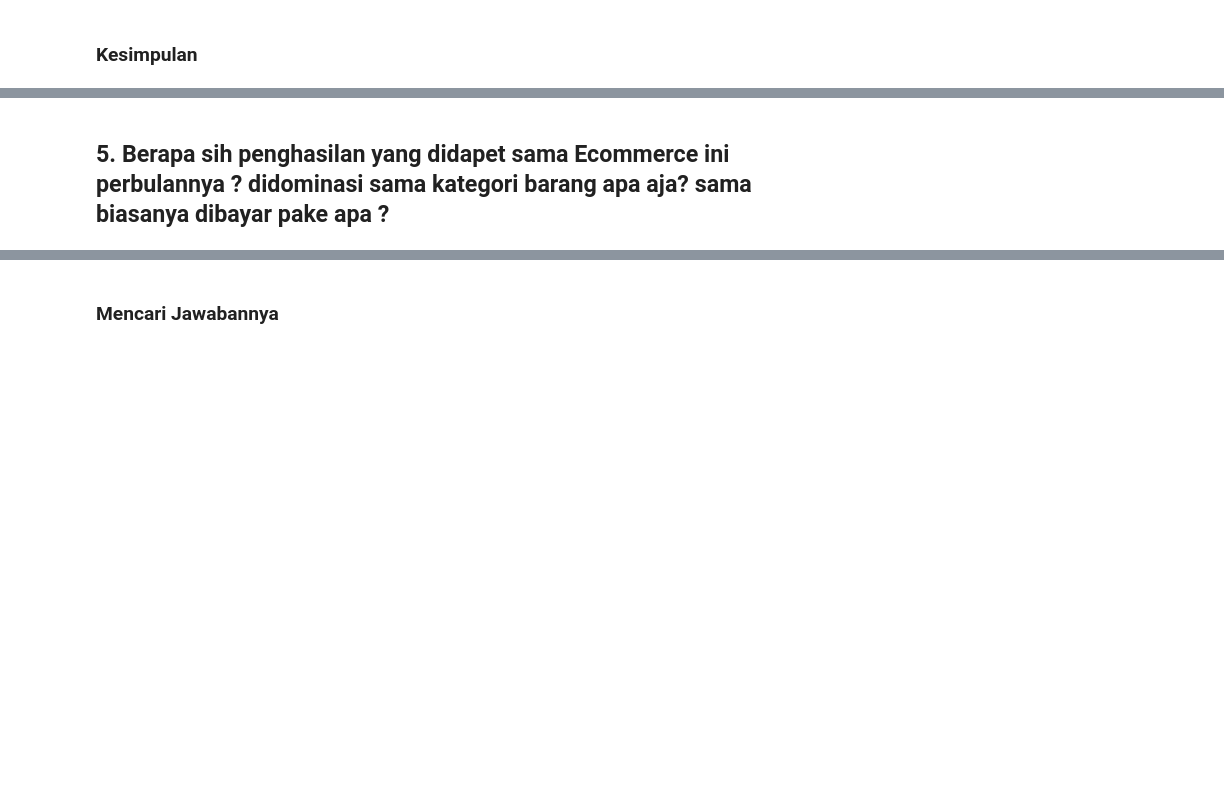
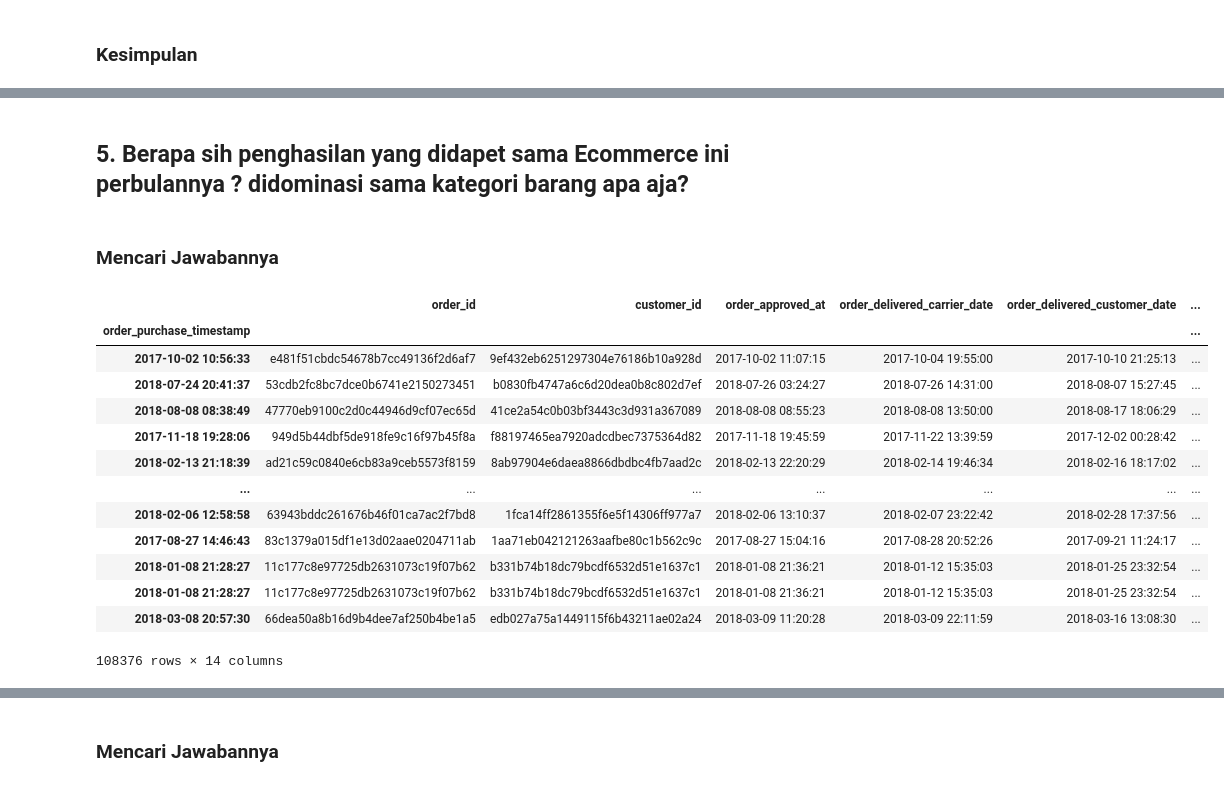
Before and after one commit to FransiscoReadyPermana/E-commerce-public-dicoding, a Jupyter notebook: 1.ipynb, the cells around one changed output, grey strips where cells are left out. Cells and saved outputs as stored; diff of their text form; code cells hidden in the pictures; blank space fills up the shorter version.

Commit message:
tinggal rfm sama streamlit

```diff
--- a/1.ipynb
+++ b/1.ipynb
@@ -766,4 +795,6 @@ coba liat aja di map nya ini
 
 <img src='https://cdn.discordapp.com/attachments/969207152679993414/1159523928805474314/Capture.PNG?ex=653155cf&is=651ee0cf&hm=d08f57c74367ad7afa963ffb0c226b51b0bcca2f9ff846d9f040d71d41931065&'>
 # %% [markdown]
-## 5.  Berapa sih penghasilan yang didapet sama Ecommerce ini perbulannya ? didominasi sama kategori barang apa aja? sama biasanya dibayar pake apa ?
+## 5.  Berapa sih penghasilan yang didapet sama Ecommerce ini perbulannya ? didominasi sama kategori barang apa aja?
+# %% [markdown]
+### Mencari Jawabannya
@@ -769,0 +823,17 @@ coba liat aja di map nya ini
+# %%
+lima
+# %% [output]
+|  | order_id | customer_id | order_approved_at | order_delivered_carrier_date | order_delivered_customer_date | ... |
+| order_purchase_timestamp |  |  |  |  |  | ... |
+| 2017-10-02 10:56:33 | e481f51cbdc54678b7cc49136f2d6af7 | 9ef432eb6251297304e76186b10a928d | 2017-10-02 11:07:15 | 2017-10-04 19:55:00 | 2017-10-10 21:25:13 | ... |
+| 2018-07-24 20:41:37 | 53cdb2fc8bc7dce0b6741e2150273451 | b0830fb4747a6c6d20dea0b8c802d7ef | 2018-07-26 03:24:27 | 2018-07-26 14:31:00 | 2018-08-07 15:27:45 | ... |
+| 2018-08-08 08:38:49 | 47770eb9100c2d0c44946d9cf07ec65d | 41ce2a54c0b03bf3443c3d931a367089 | 2018-08-08 08:55:23 | 2018-08-08 13:50:00 | 2018-08-17 18:06:29 | ... |
+| 2017-11-18 19:28:06 | 949d5b44dbf5de918fe9c16f97b45f8a | f88197465ea7920adcdbec7375364d82 | 2017-11-18 19:45:59 | 2017-11-22 13:39:59 | 2017-12-02 00:28:42 | ... |
+| 2018-02-13 21:18:39 | ad21c59c0840e6cb83a9ceb5573f8159 | 8ab97904e6daea8866dbdbc4fb7aad2c | 2018-02-13 22:20:29 | 2018-02-14 19:46:34 | 2018-02-16 18:17:02 | ... |
+| ... | ... | ... | ... | ... | ... | ... |
+| 2018-02-06 12:58:58 | 63943bddc261676b46f01ca7ac2f7bd8 | 1fca14ff2861355f6e5f14306ff977a7 | 2018-02-06 13:10:37 | 2018-02-07 23:22:42 | 2018-02-28 17:37:56 | ... |
+| 2017-08-27 14:46:43 | 83c1379a015df1e13d02aae0204711ab | 1aa71eb042121263aafbe80c1b562c9c | 2017-08-27 15:04:16 | 2017-08-28 20:52:26 | 2017-09-21 11:24:17 | ... |
+| 2018-01-08 21:28:27 | 11c177c8e97725db2631073c19f07b62 | b331b74b18dc79bcdf6532d51e1637c1 | 2018-01-08 21:36:21 | 2018-01-12 15:35:03 | 2018-01-25 23:32:54 | ... |
+| 2018-01-08 21:28:27 | 11c177c8e97725db2631073c19f07b62 | b331b74b18dc79bcdf6532d51e1637c1 | 2018-01-08 21:36:21 | 2018-01-12 15:35:03 | 2018-01-25 23:32:54 | ... |
+| 2018-03-08 20:57:30 | 66dea50a8b16d9b4dee7af250b4be1a5 | edb027a75a1449115f6b43211ae02a24 | 2018-03-09 11:20:28 | 2018-03-09 22:11:59 | 2018-03-16 13:08:30 | ... |
+108376 rows × 14 columns
```
Also changed, not shown: parts of 39 cells of this notebook.
